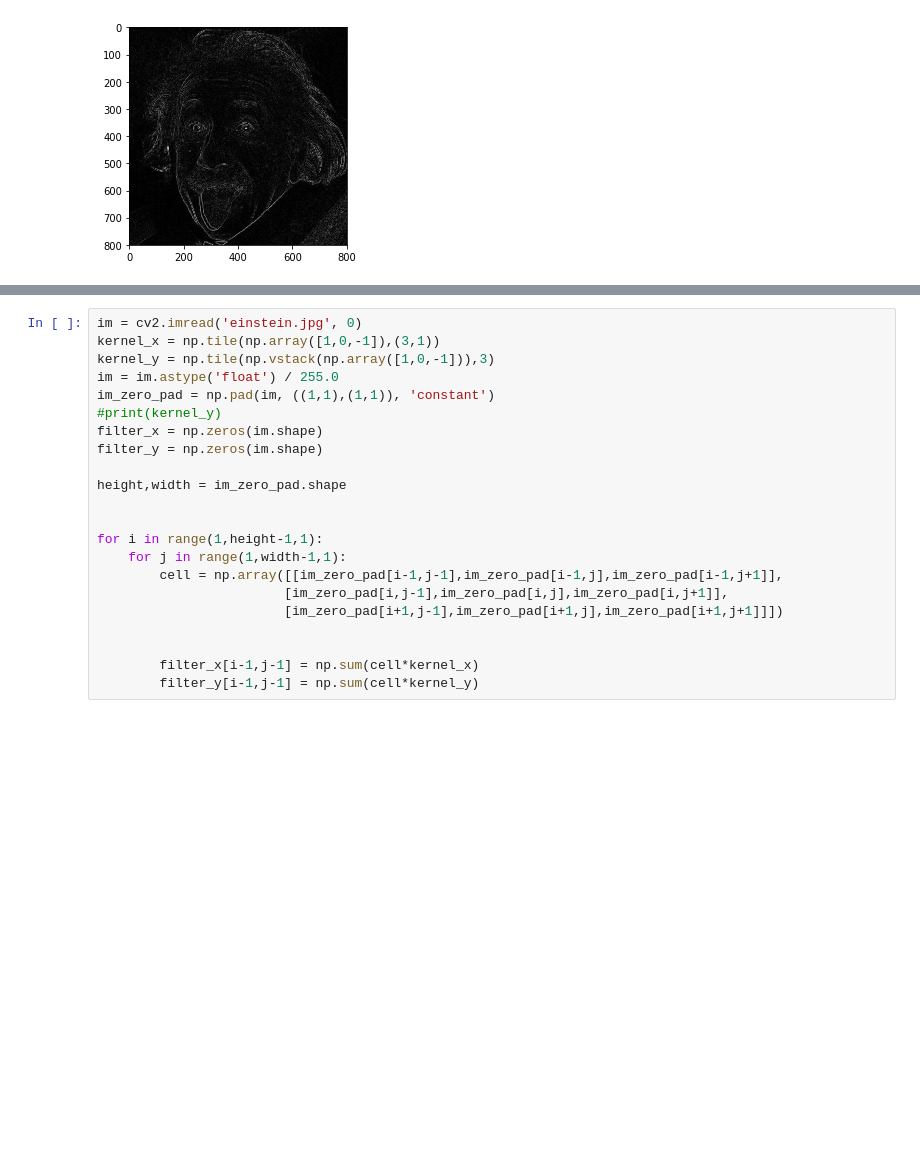
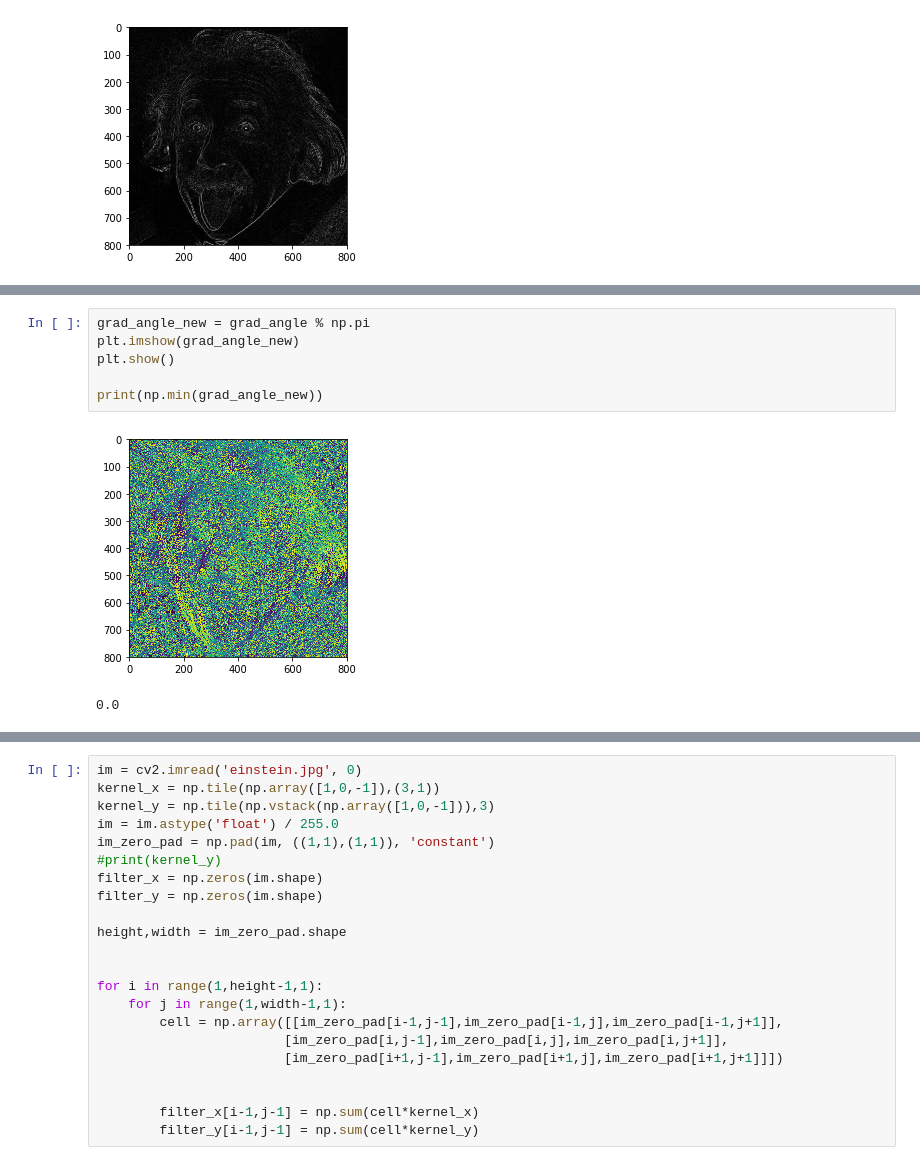
Before and after one commit to djzts/CSCI5561, a Jupyter notebook: HW1/Untitled.ipynb, the cells around one changed output, grey strips where cells are left out. Saved outputs shown, nothing was run; the diff lists cells and outputs as text; blank space fills up the shorter version.

```diff
--- a/HW1/Untitled.ipynb
+++ b/HW1/Untitled.ipynb
@@ -58,0 +70,9 @@ nan
+# %%
+grad_angle_new = grad_angle % np.pi
+plt.imshow(grad_angle_new)
+plt.show()
+
+print(np.min(grad_angle_new))
+# %% [output]
+[figure, added]
+0.0
```
Also changed, not shown: parts of 7 cells of this notebook, 1 other file.
